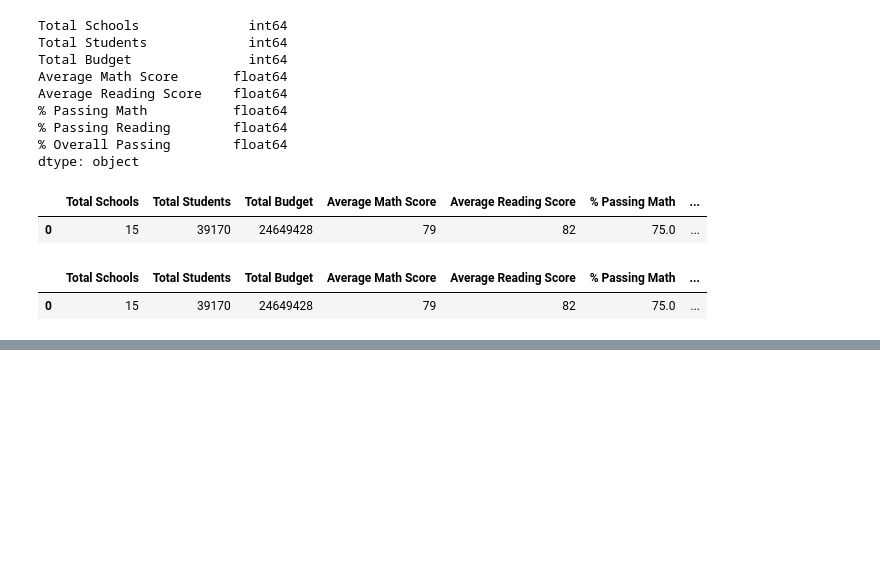
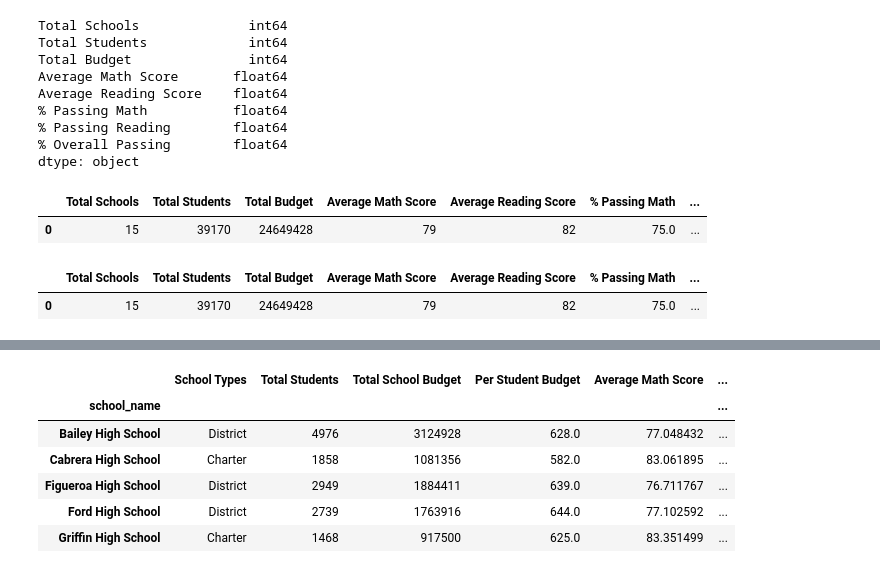
Before and after one commit to PazilatNur/school_district_analysis, a Jupyter notebook: Pycityschools.ipynb, the cells around one changed output, grey strips where cells are left out. Cells and saved outputs as stored; diff of their text form; code cells hidden in the pictures; blank space fills up the shorter version.

```diff
--- a/Pycityschools.ipynb
+++ b/Pycityschools.ipynb
@@ -209,0 +431,9 @@ district_summary_df
+# %%
+passing_math_percent=per_school_passing_math/per_schools_counts*100
+# %%
+passing_reading_percent=per_school_passing_reading/per_schools_counts*100
+# %%
+per_schools_both=passing_both.groupby("school_name").count()["student_name"]
+# %%
+per_schools_overall=per_schools_both/per_schools_counts*100
+per_schools_overall
@@ -209,0 +458,22 @@ district_summary_df
+# %%
+per_school_summary_df=pd.DataFrame({
+    "School Types": per_schools_type,
+    "Total Students": per_schools_counts,
+    "Total School Budget": per_schools_budgets,
+    "Per Student Budget": per_schools_capita,
+    "Average Math Score": per_schools_math,
+    "Average Reading Score": per_schools_reading,
+    "% Passing Math": passing_math_percent,
+    "% Passing Reading": passing_reading_percent,
+    "% Overall passing": per_schools_overall
+
+})
+per_school_summary_df.head()
+# %% [output]
+|  | School Types | Total Students | Total School Budget | Per Student Budget | Average Math Score | ... |
+| school_name |  |  |  |  |  | ... |
+| Bailey High School | District | 4976 | 3124928 | 628.0 | 77.048432 | ... |
+| Cabrera High School | Charter | 1858 | 1081356 | 582.0 | 83.061895 | ... |
+| Figueroa High School | District | 2949 | 1884411 | 639.0 | 76.711767 | ... |
+| Ford High School | District | 2739 | 1763916 | 644.0 | 77.102592 | ... |
+| Griffin High School | Charter | 1468 | 917500 | 625.0 | 83.351499 | ... |
```
Also changed, not shown: parts of 15 cells of this notebook, 1 other file.
